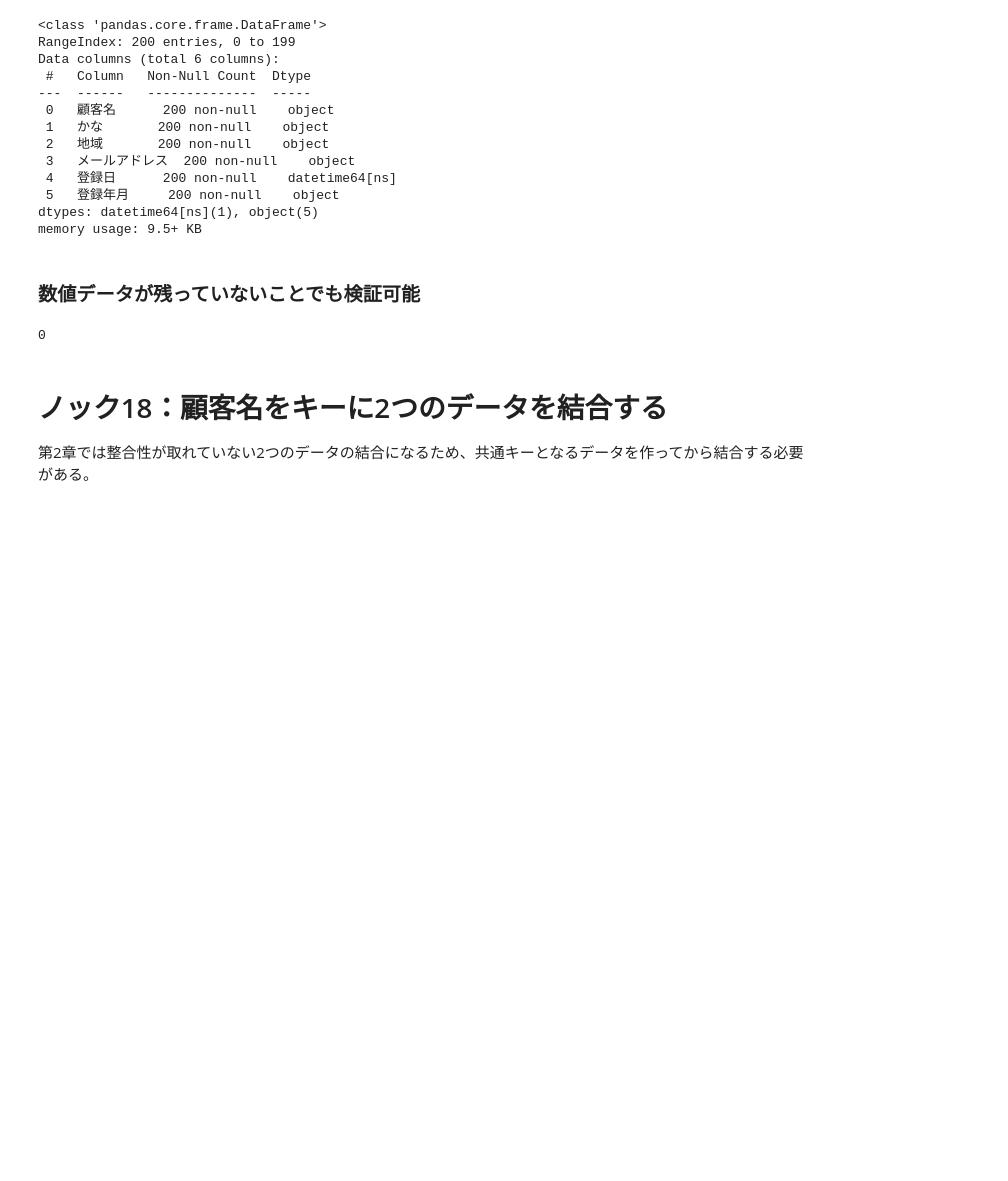
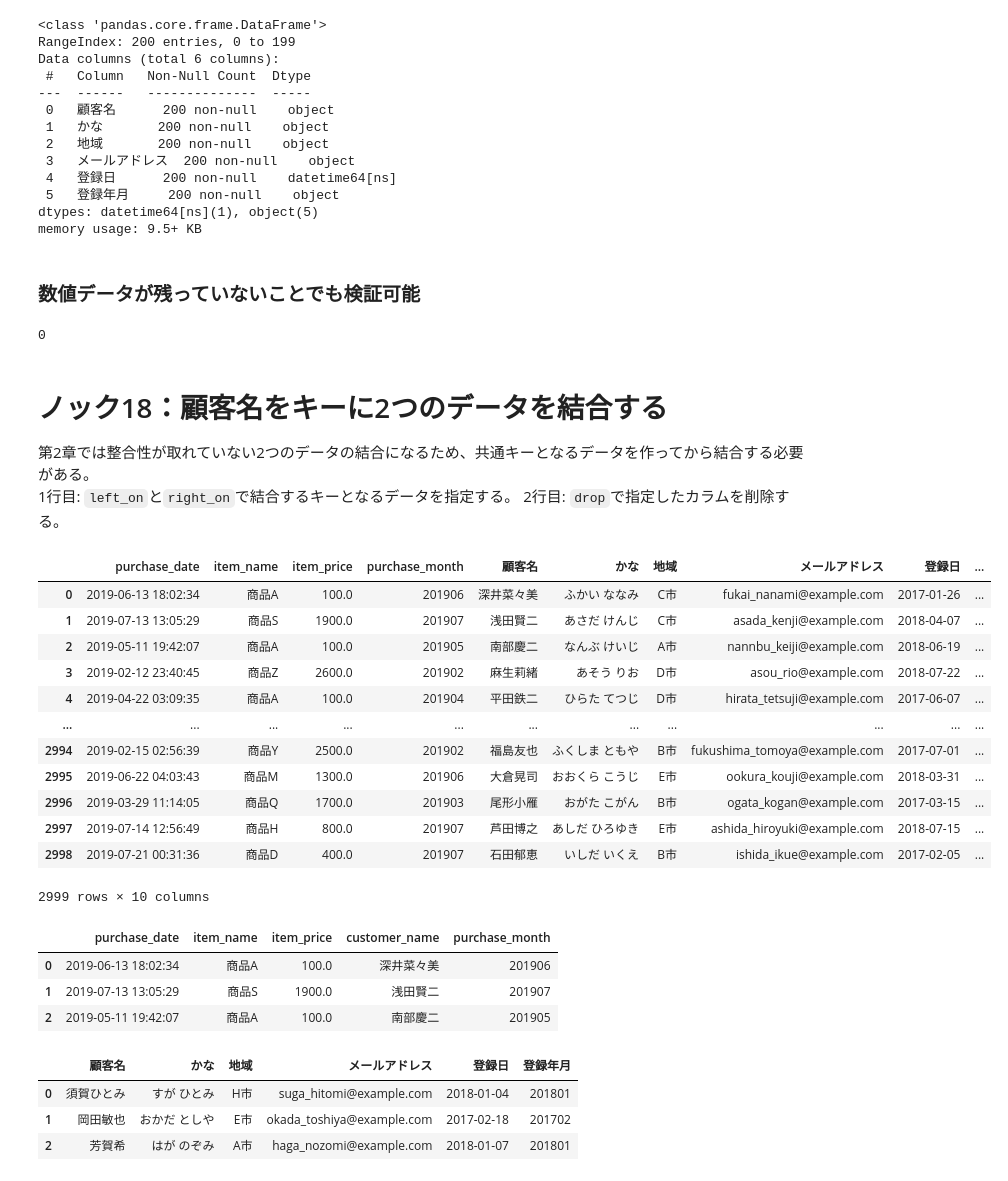
Before and after one commit to KatsuyaSatake/100-knocks-for-python, a Jupyter notebook: chap_02/Chapter02-DataClensing-For-Retailer.ipynb, the cells around one changed output. Saved outputs shown, nothing was run; the diff lists cells and outputs as text; code cells hidden in the pictures; blank space fills up the shorter version.

````diff
--- a/chap_02/Chapter02-DataClensing-For-Retailer.ipynb
+++ b/chap_02/Chapter02-DataClensing-For-Retailer.ipynb
@@ -373,4 +373,38 @@ flg_is_serial.sum()
 0
 # %% [markdown]
 # ノック18：顧客名をキーに2つのデータを結合する
-第2章では整合性が取れていない2つのデータの結合になるため、共通キーとなるデータを作ってから結合する必要がある。
+第2章では整合性が取れていない2つのデータの結合になるため、共通キーとなるデータを作ってから結合する必要がある。<br>
+1行目: ```left_on```と```right_on```で結合するキーとなるデータを指定する。
+2行目: ```drop```で指定したカラムを削除する。
+# %%
+join_data = pd.merge(uriage_data, kokyaku_data, left_on="customer_name", right_on="顧客名", how="left")
+join_data = join_data.drop("customer_name", axis=1)
+join_data
+# %% [output]
+|  | purchase_date | item_name | item_price | purchase_month | 顧客名 | かな | 地域 | メールアドレス | 登録日 | ... |
+| 0 | 2019-06-13 18:02:34 | 商品A | 100.0 | 201906 | 深井菜々美 | ふかい ななみ | C市 | fukai_nanami@example.com | 2017-01-26 | ... |
+| 1 | 2019-07-13 13:05:29 | 商品S | 1900.0 | 201907 | 浅田賢二 | あさだ けんじ | C市 | asada_kenji@example.com | 2018-04-07 | ... |
+| 2 | 2019-05-11 19:42:07 | 商品A | 100.0 | 201905 | 南部慶二 | なんぶ けいじ | A市 | nannbu_keiji@example.com | 2018-06-19 | ... |
+| 3 | 2019-02-12 23:40:45 | 商品Z | 2600.0 | 201902 | 麻生莉緒 | あそう りお | D市 | asou_rio@example.com | 2018-07-22 | ... |
+| 4 | 2019-04-22 03:09:35 | 商品A | 100.0 | 201904 | 平田鉄二 | ひらた てつじ | D市 | hirata_tetsuji@example.com | 2017-06-07 | ... |
+| ... | ... | ... | ... | ... | ... | ... | ... | ... | ... | ... |
+| 2994 | 2019-02-15 02:56:39 | 商品Y | 2500.0 | 201902 | 福島友也 | ふくしま ともや | B市 | fukushima_tomoya@example.com | 2017-07-01 | ... |
+| 2995 | 2019-06-22 04:03:43 | 商品M | 1300.0 | 201906 | 大倉晃司 | おおくら こうじ | E市 | ookura_kouji@example.com | 2018-03-31 | ... |
+| 2996 | 2019-03-29 11:14:05 | 商品Q | 1700.0 | 201903 | 尾形小雁 | おがた こがん | B市 | ogata_kogan@example.com | 2017-03-15 | ... |
+| 2997 | 2019-07-14 12:56:49 | 商品H | 800.0 | 201907 | 芦田博之 | あしだ ひろゆき | E市 | ashida_hiroyuki@example.com | 2018-07-15 | ... |
+| 2998 | 2019-07-21 00:31:36 | 商品D | 400.0 | 201907 | 石田郁恵 | いしだ いくえ | B市 | ishida_ikue@example.com | 2017-02-05 | ... |
+2999 rows × 10 columns
+# %%
+uriage_data.head(3)
+# %% [output]
+|  | purchase_date | item_name | item_price | customer_name | purchase_month |
+| 0 | 2019-06-13 18:02:34 | 商品A | 100.0 | 深井菜々美 | 201906 |
+| 1 | 2019-07-13 13:05:29 | 商品S | 1900.0 | 浅田賢二 | 201907 |
+| 2 | 2019-05-11 19:42:07 | 商品A | 100.0 | 南部慶二 | 201905 |
+# %%
+kokyaku_data.head(3)
+# %% [output]
+|  | 顧客名 | かな | 地域 | メールアドレス | 登録日 | 登録年月 |
+| 0 | 須賀ひとみ | すが ひとみ | H市 | suga_hitomi@example.com | 2018-01-04 | 201801 |
+| 1 | 岡田敏也 | おかだ としや | E市 | okada_toshiya@example.com | 2017-02-18 | 201702 |
+| 2 | 芳賀希 | はが のぞみ | A市 | haga_nozomi@example.com | 2018-01-07 | 201801 |
````
Also changed, not shown: parts of 16 cells of this notebook.
